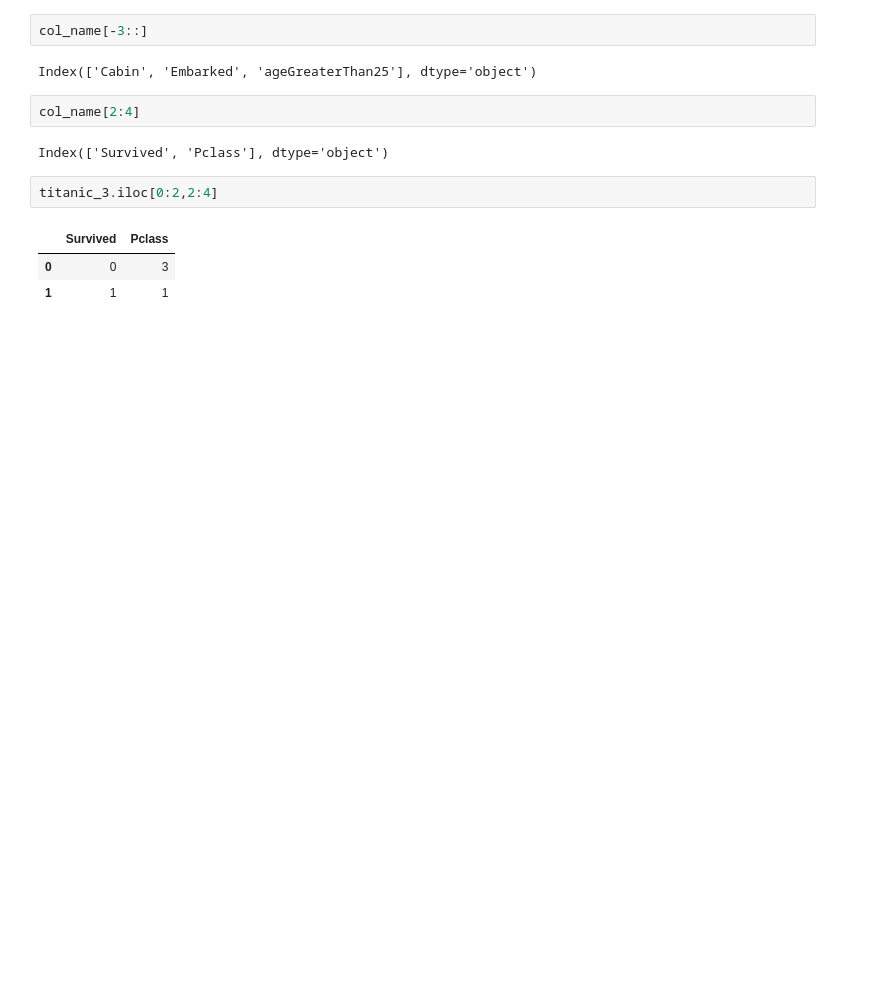
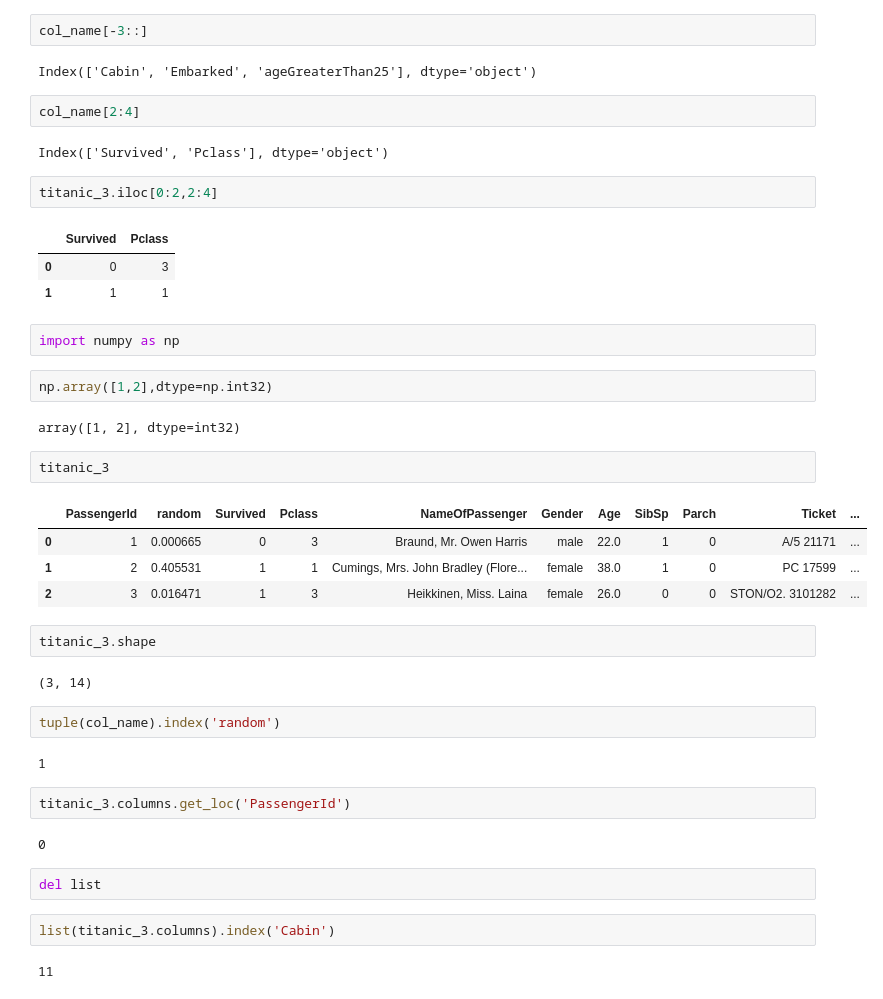
Before and after one commit to mayank953/fsds-genai-mar24, a Jupyter notebook: Data Science Libraries/Class 3 - Pandas/Pandas.ipynb, the cells around one changed output. Cells and saved outputs as stored; diff of their text form; blank space fills up the shorter version.

```diff
--- a/Data Science Libraries/Class 3 - Pandas/Pandas.ipynb
+++ b/Data Science Libraries/Class 3 - Pandas/Pandas.ipynb
@@ -405,3 +405,34 @@ titanic_3.iloc[0:2,2:4]
 |  | Survived | Pclass |
 | 0 | 0 | 3 |
 | 1 | 1 | 1 |
+# %%
+import numpy as np
+# %%
+np.array([1,2],dtype=np.int32)
+# %% [output]
+array([1, 2], dtype=int32)
+# %%
+titanic_3
+# %% [output]
+|  | PassengerId | random | Survived | Pclass | NameOfPassenger | Gender | Age | SibSp | Parch | Ticket | ... |
+| 0 | 1 | 0.000665 | 0 | 3 | Braund, Mr. Owen Harris | male | 22.0 | 1 | 0 | A/5 21171 | ... |
+| 1 | 2 | 0.405531 | 1 | 1 | Cumings, Mrs. John Bradley (Flore... | female | 38.0 | 1 | 0 | PC 17599 | ... |
+| 2 | 3 | 0.016471 | 1 | 3 | Heikkinen, Miss. Laina | female | 26.0 | 0 | 0 | STON/O2. 3101282 | ... |
+# %%
+titanic_3.shape
+# %% [output]
+(3, 14)
+# %%
+tuple(col_name).index('random')
+# %% [output]
+1
+# %%
+titanic_3.columns.get_loc('PassengerId')
+# %% [output]
+0
+# %%
+del list
+# %%
+list(titanic_3.columns).index('Cabin')
+# %% [output]
+11
```
Also changed, not shown: parts of 1 cell of this notebook, 1 other file.
